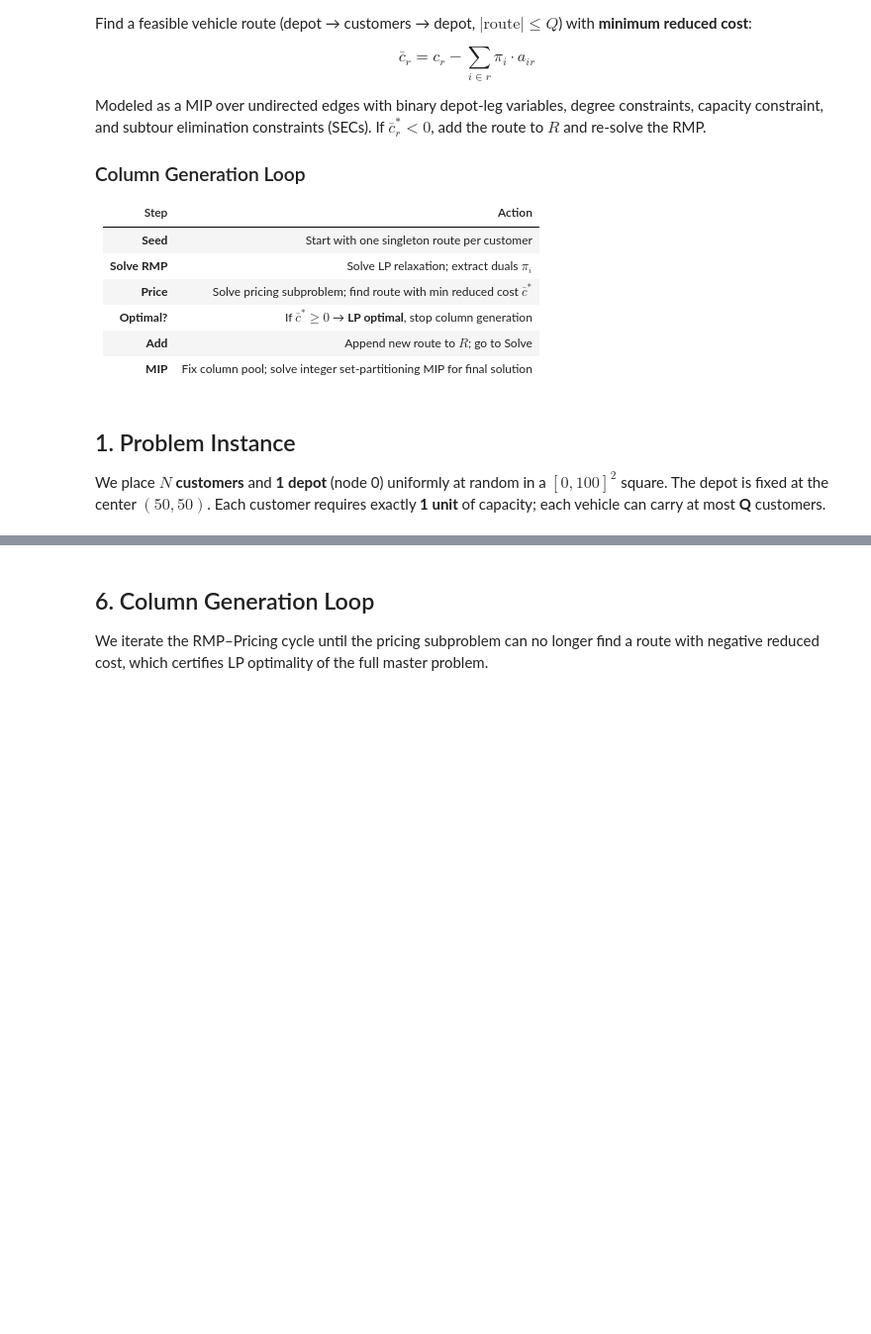
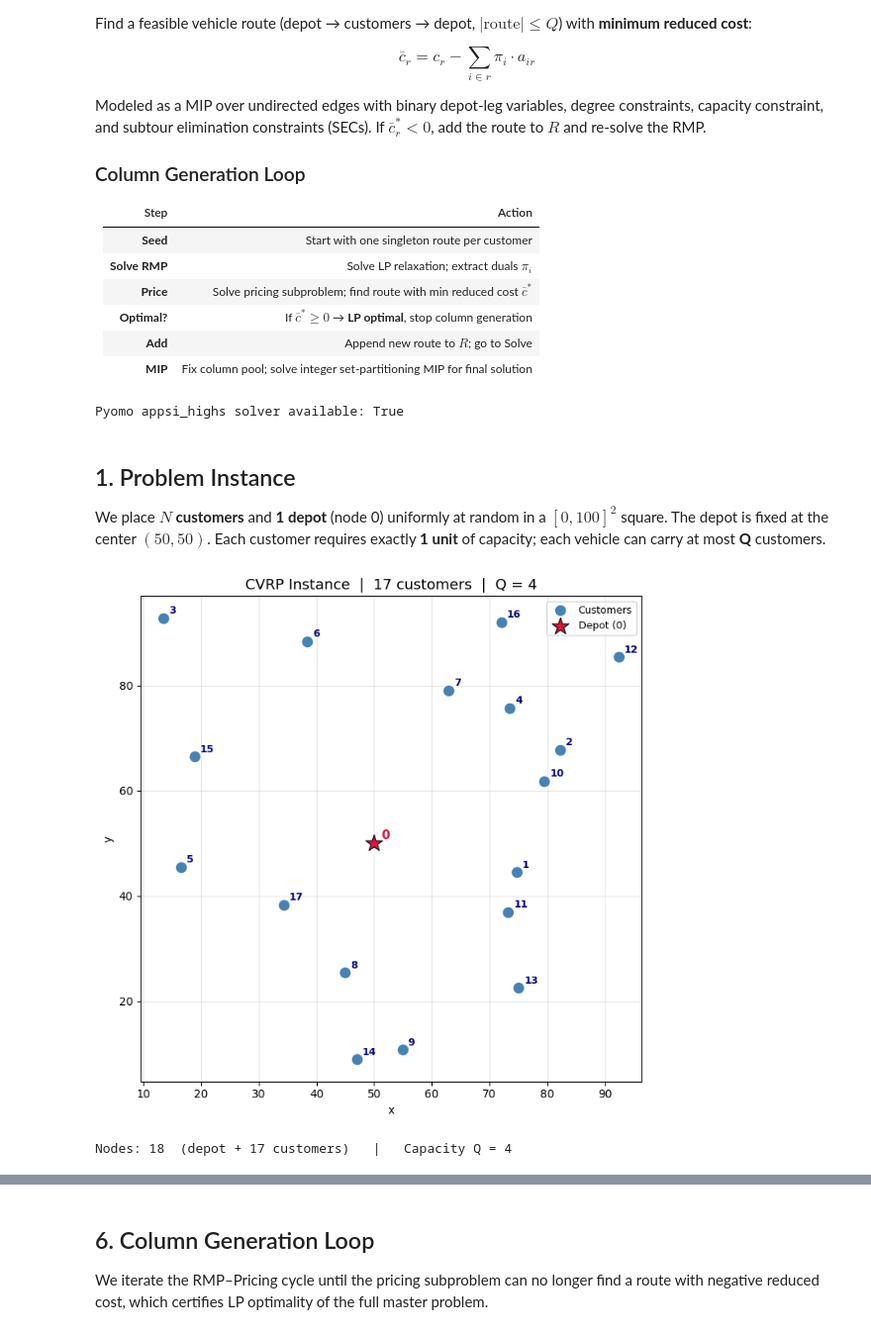
Before and after one commit to 1ozturkbe/tsp, a Jupyter notebook: vrp_column_generation.ipynb, the cells around one changed output, grey strips where cells are left out. Shown at 99% size. Cells and saved outputs as stored; diff of their text form; code cells hidden in the pictures; blank space fills up the shorter version.

```diff
--- a/vrp_column_generation.ipynb
+++ b/vrp_column_generation.ipynb
@@ -67,3 +45,35 @@ except Exception as e:
+# %%
+# ── Dependencies ──────────────────────────────────────────────────────────────
+# pip install pyomo highspy numpy matplotlib  (or: poetry install)
+%load_ext autoreload
+%autoreload 2
+
+import numpy as np
+import time
+import warnings
+warnings.filterwarnings('ignore')
+
+import pyomo.environ as pyo
+
+try:
+    import highspy
+except ImportError:
+    raise ImportError("Install highspy:  pip install highspy")
+
+try:
+    solver_test = pyo.SolverFactory('appsi_highs')
+    print(f"Pyomo appsi_highs solver available: {solver_test.available()}")
+except Exception as e:
+    raise ImportError(f"Pyomo appsi_highs not available: {e}")
+
+from helpers import euclidean_distance_matrix, plot_iteration_grid
+from vrp_helpers import (
+    route_cost, is_feasible, build_rmp, solve_rmp,
+    build_pricing_subproblem, extract_route_from_pricing,
+    plot_instance, plot_cg_iteration, plot_final_solution, plot_convergence,
+)
+# %% [output]
+Pyomo appsi_highs solver available: True
 # %% [markdown]
 ## 1. Problem Instance
 
@@ -115,3 +81,26 @@ print(f"Nodes: {N_NODES}  (depot + {N_CUSTOMERS} customers)   |   Capacity Q = {
+# %%
+# ── Problem parameters ────────────────────────────────────────────────────────
+DEPOT       = 0
+N_CUSTOMERS = 17
+Q           = 4          # vehicle capacity (number of customers per vehicle)
+N_NODES     = N_CUSTOMERS + 1   # depot + customers
+
+CUSTOMERS = list(range(1, N_NODES))   # node indices 1..N_CUSTOMERS
+
+# ── Random instance ───────────────────────────────────────────────────────────
+rng = np.random.default_rng(seed=42)
+
+coords = np.empty((N_NODES, 2))
+coords[DEPOT]    = [50.0, 50.0]                          # depot at center
+coords[CUSTOMERS] = rng.uniform(5, 95, size=(N_CUSTOMERS, 2))  # customers
+
+D = euclidean_distance_matrix(coords)            # symmetric
+
+plot_instance(coords, DEPOT, CUSTOMERS, Q)
+print(f"Nodes: {N_NODES}  (depot + {N_CUSTOMERS} customers)   |   Capacity Q = {Q}")
+# %% [output]
+[figure, added]
+Nodes: 18  (depot + 17 customers)   |   Capacity Q = 4
 # %% [markdown]
 ## 2. Route Representation and Initial Columns
 
```
Also changed, not shown: parts of 19 cells of this notebook, 8 other files.
